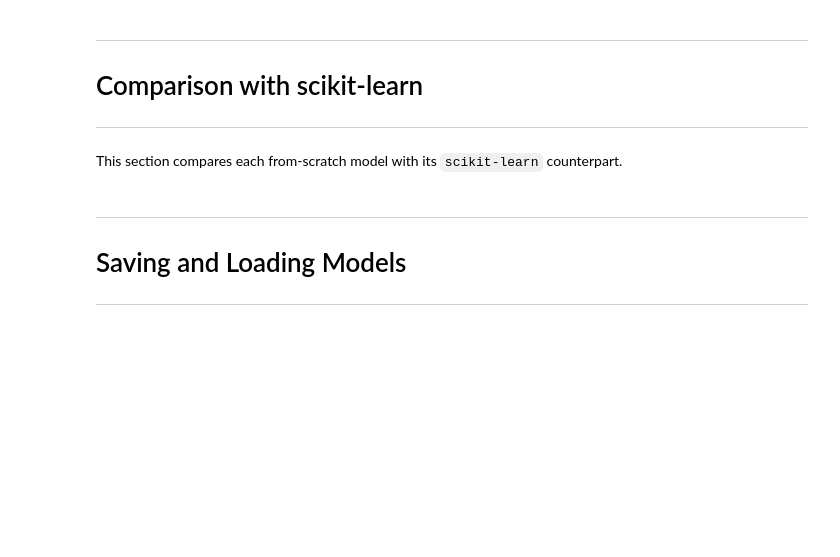
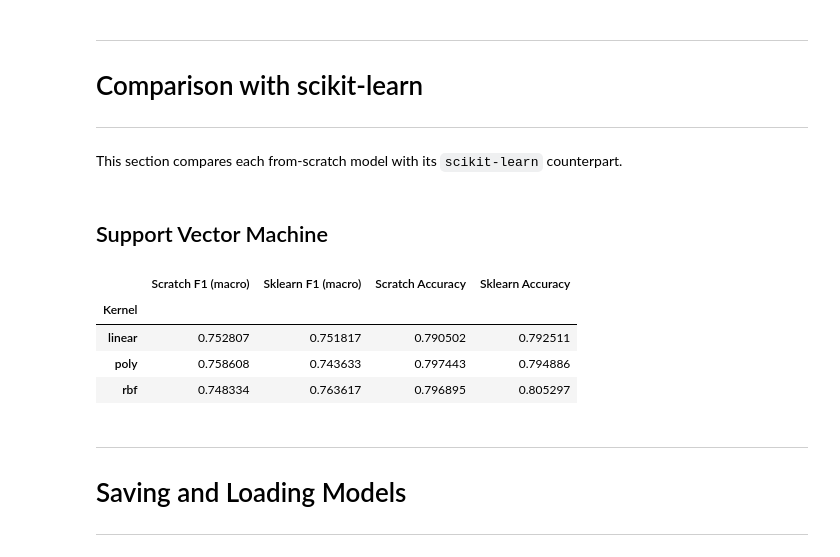
Before and after one commit to EliWidjojo/IF3170_G28_HaalinghamJayaAO3, a Jupyter notebook: notebooks/data_preparation.ipynb, the cells around one changed output. Cells and saved outputs as stored; diff of their text form; code cells hidden in the pictures; blank space fills up the shorter version.

```diff
--- a/notebooks/data_preparation.ipynb
+++ b/notebooks/data_preparation.ipynb
@@ -718,8 +1017,43 @@ This part covers hyperparameter tuning, cross-validation, and further visualizat
 ---
 # %% [markdown]
 This section compares each from-scratch model with its `scikit-learn` counterpart.
+# %% [markdown]
+## Support Vector Machine
 # %%
-# Write your code here
+sklearn_svm_results = []
+
+# Compare ketiga kernel
+rng = np.random.default_rng(CFG.SEED)
+if len(X_train_svm) > 2000:
+    sub_idx = rng.choice(len(X_train_svm), size=2000, replace=False)
+    X_tr_sk, y_tr_sk = X_train_svm[sub_idx], y_train_svm[sub_idx]
+else:
+    X_tr_sk, y_tr_sk = X_train_svm, y_train_svm
+
+for kernel_name in ["linear", "poly", "rbf"]:
+    if kernel_name == "linear":
+        sk_svm = LinearSVC(C=1.0, random_state=CFG.SEED, max_iter=2000)
+        sk_svm.fit(X_train_svm, y_train_svm)
+    else:
+        sk_svm = SVC(kernel=kernel_name, C=1.0, degree=3, gamma="scale", random_state=CFG.SEED)
+        sk_svm.fit(X_tr_sk, y_tr_sk)
+
+    sk_preds = sk_svm.predict(X_val_svm)
+    sklearn_svm_results.append({
+        "Kernel": kernel_name,
+        "Scratch F1 (macro)": svm_summary_df.loc[kernel_name, "F1-score (macro)"],
+        "Sklearn F1 (macro)": f1_score(y_val_svm, sk_preds, average="macro", zero_division=0),
+        "Scratch Accuracy": svm_summary_df.loc[kernel_name, "Accuracy"],
+        "Sklearn Accuracy": accuracy_score(y_val_svm, sk_preds),
+    })
+
+display(pd.DataFrame(sklearn_svm_results).set_index("Kernel"))
+# %% [output]
+|  | Scratch F1 (macro) | Sklearn F1 (macro) | Scratch Accuracy | Sklearn Accuracy |
+| Kernel |  |  |  |  |
+| linear | 0.752807 | 0.751817 | 0.790502 | 0.792511 |
+| poly | 0.758608 | 0.743633 | 0.797443 | 0.794886 |
+| rbf | 0.748334 | 0.763617 | 0.796895 | 0.805297 |
 # %% [markdown]
 ---
 
```
Also changed, not shown: parts of 22 cells of this notebook, 5 other files.
